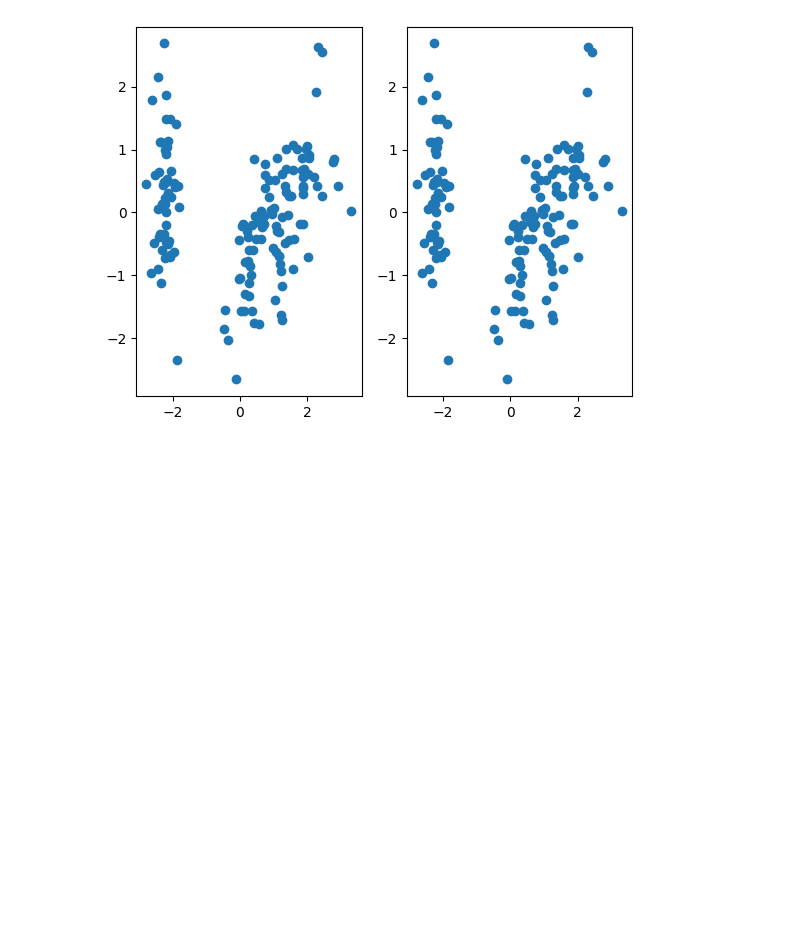
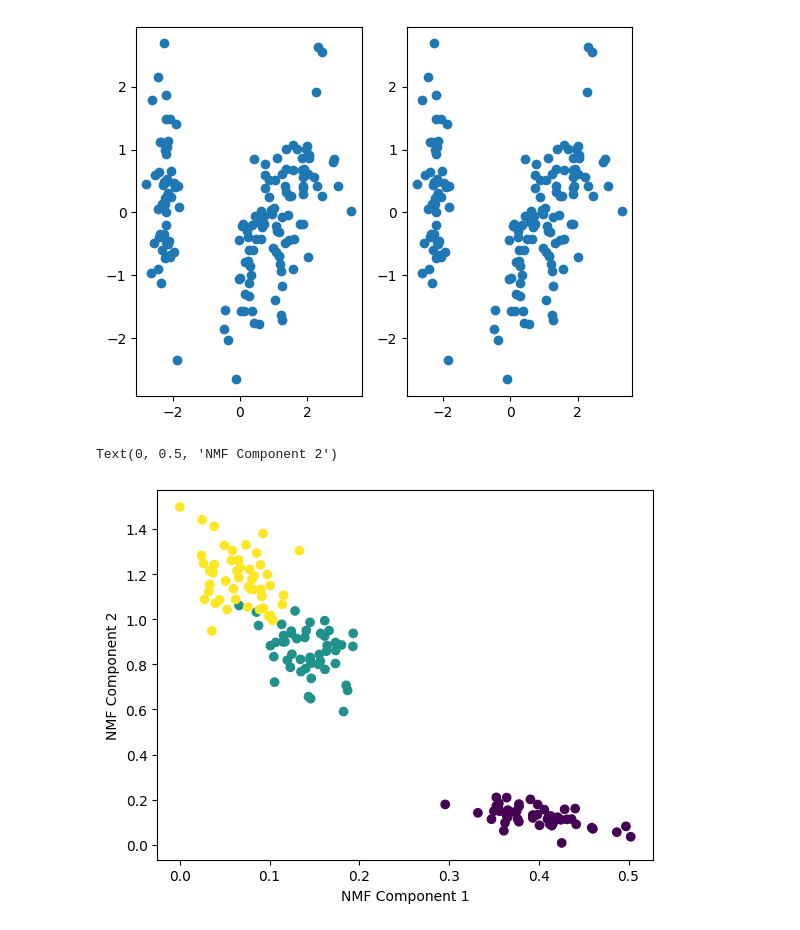
Before and after one commit to SCUTUM98/MachineLearning_Class, a Jupyter notebook: 0623_SVD.ipynb, the cells around one changed output. Saved outputs shown, nothing was run; the diff lists cells and outputs as text; code cells hidden in the pictures; blank space fills up the shorter version.

```diff
--- a/0623_SVD.ipynb
+++ b/0623_SVD.ipynb
@@ -178,3 +178,14 @@ axes[1].scatter(x_data,y_data,marker='o')
 plt.show()
 # %% [output]
 [figure]
+# %%
+nmf = NMF(n_components=2)
+nmf.fit(data)
+iris_nmf = nmf.transform(data)
+# %%
+plt.scatter(x=iris_nmf[:,0], y=iris_nmf[:,1], c=iris.target)
+plt.xlabel('NMF Component 1')
+plt.ylabel('NMF Component 2')
+# %% [output]
+Text(0, 0.5, 'NMF Component 2')
+[figure, added]
```
Also changed, not shown: parts of 1 cell of this notebook.
